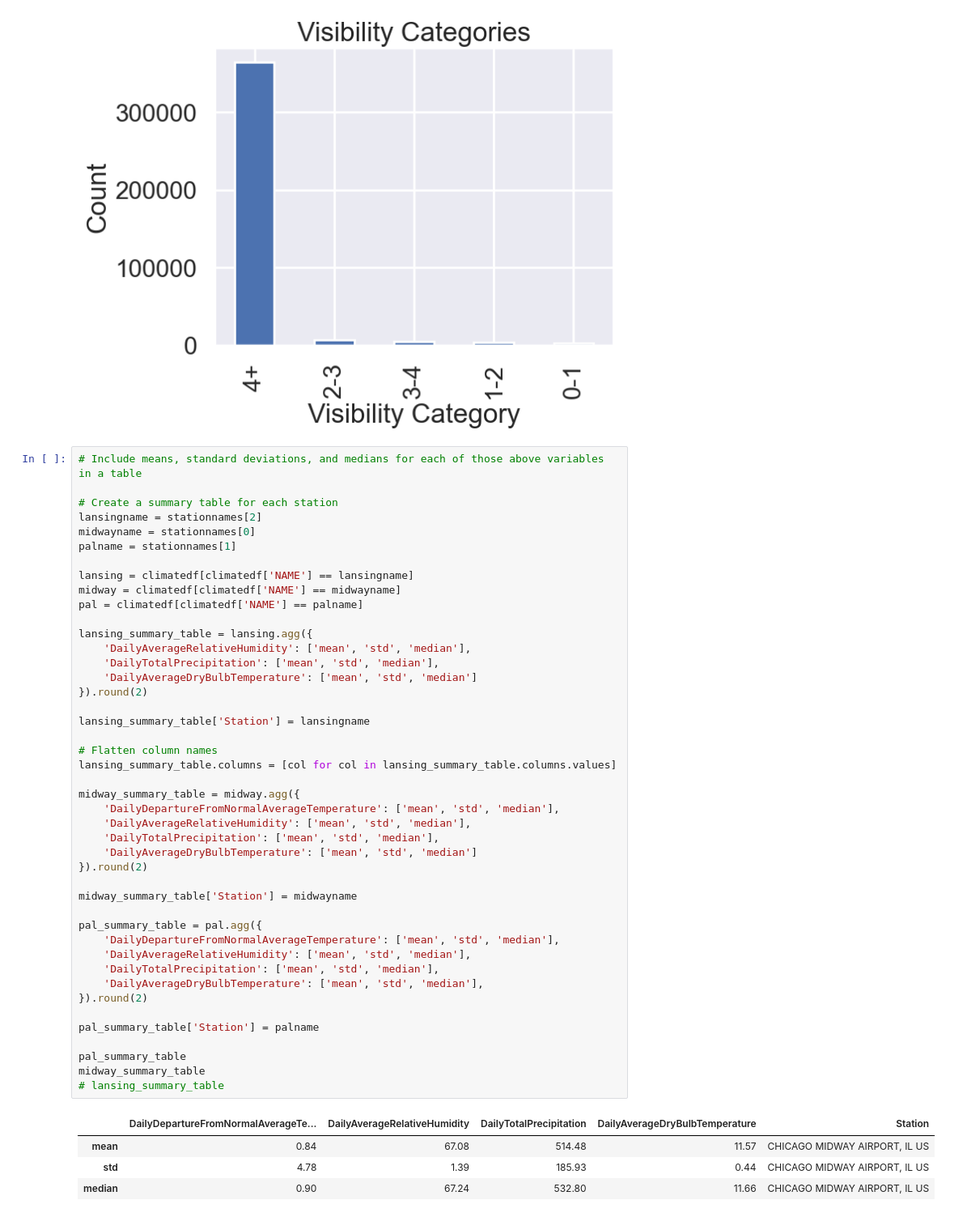
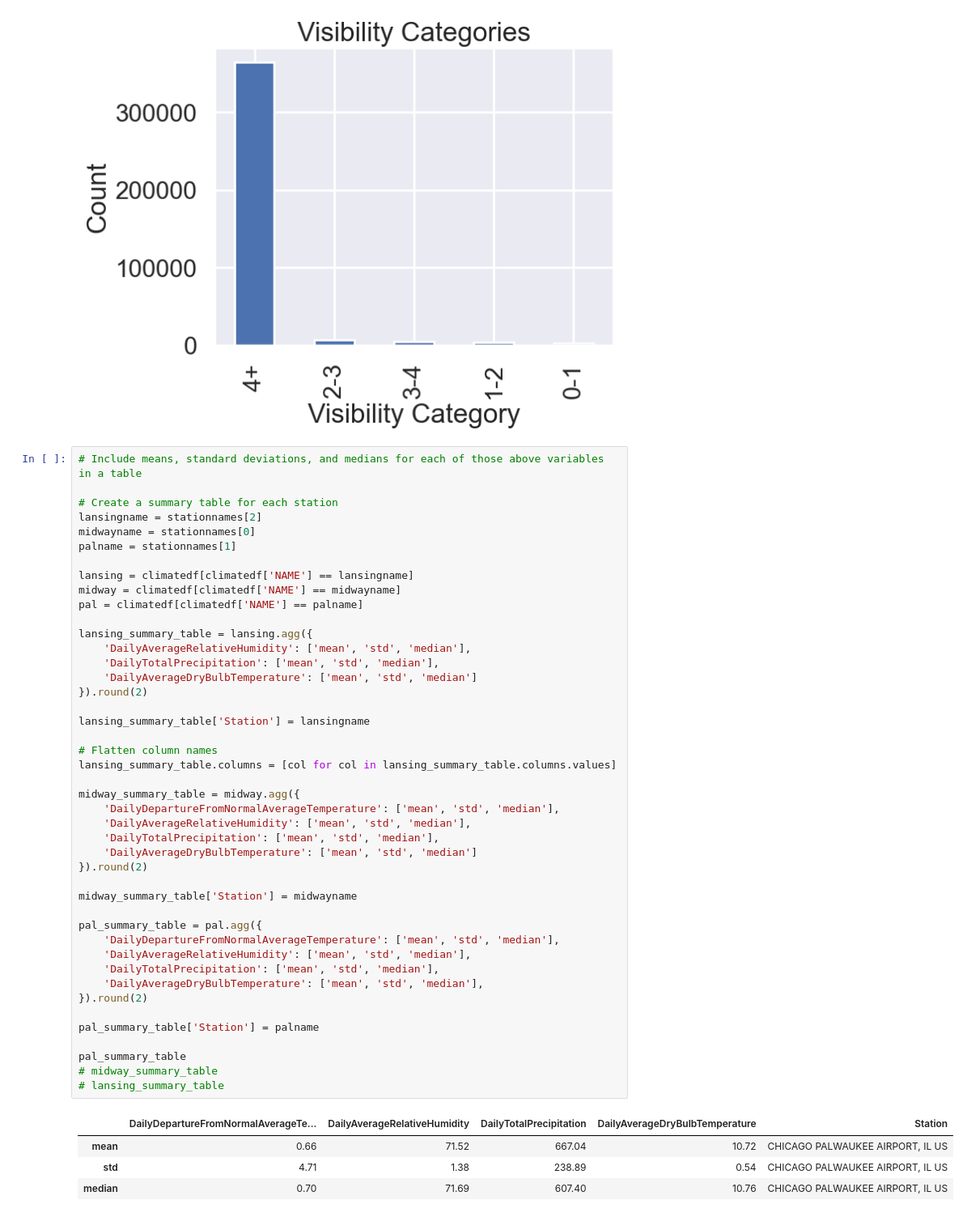
Before and after one commit to griffinberonio/AAE-724-Repo, a Jupyter notebook: airdatanotebook.ipynb, the cells around one changed output. Shown at 81% size. Drawn from its saved outputs; the diff is of its cells as text.

```diff
--- a/airdatanotebook.ipynb
+++ b/airdatanotebook.ipynb
@@ -484,37 +484,37 @@ lansing_summary_table = lansing.agg({
     'DailyAverageDryBulbTemperature': ['mean', 'std', 'median']
 }).round(2)
 
 lansing_summary_table['Station'] = lansingname
 
 # Flatten column names
 lansing_summary_table.columns = [col for col in lansing_summary_table.columns.values]
 
 midway_summary_table = midway.agg({
     'DailyDepartureFromNormalAverageTemperature': ['mean', 'std', 'median'],
     'DailyAverageRelativeHumidity': ['mean', 'std', 'median'],
     'DailyTotalPrecipitation': ['mean', 'std', 'median'],
     'DailyAverageDryBulbTemperature': ['mean', 'std', 'median']
 }).round(2)
 
 midway_summary_table['Station'] = midwayname
 
 pal_summary_table = pal.agg({
     'DailyDepartureFromNormalAverageTemperature': ['mean', 'std', 'median'],
     'DailyAverageRelativeHumidity': ['mean', 'std', 'median'],
     'DailyTotalPrecipitation': ['mean', 'std', 'median'],
     'DailyAverageDryBulbTemperature': ['mean', 'std', 'median'],
 }).round(2)
 
 pal_summary_table['Station'] = palname
 
 pal_summary_table
-midway_summary_table
+# midway_summary_table
 # lansing_summary_table
 # %% [output]
 |  | DailyDepartureFromNormalAverageTe... | DailyAverageRelativeHumidity | DailyTotalPrecipitation | DailyAverageDryBulbTemperature | Station |
-| mean | 0.84 | 67.08 | 514.48 | 11.57 | CHICAGO MIDWAY AIRPORT, IL US |
-| std | 4.78 | 1.39 | 185.93 | 0.44 | CHICAGO MIDWAY AIRPORT, IL US |
-| median | 0.90 | 67.24 | 532.80 | 11.66 | CHICAGO MIDWAY AIRPORT, IL US |
+| mean | 0.66 | 71.52 | 667.04 | 10.72 | CHICAGO PALWAUKEE AIRPORT, IL US |
+| std | 4.71 | 1.38 | 238.89 | 0.54 | CHICAGO PALWAUKEE AIRPORT, IL US |
+| median | 0.70 | 71.69 | 607.40 | 10.76 | CHICAGO PALWAUKEE AIRPORT, IL US |
 # %% [markdown]
 # Air Quality Data
 # %%
```
Also changed, not shown: parts of 2 cells of this notebook, 1 other file.
